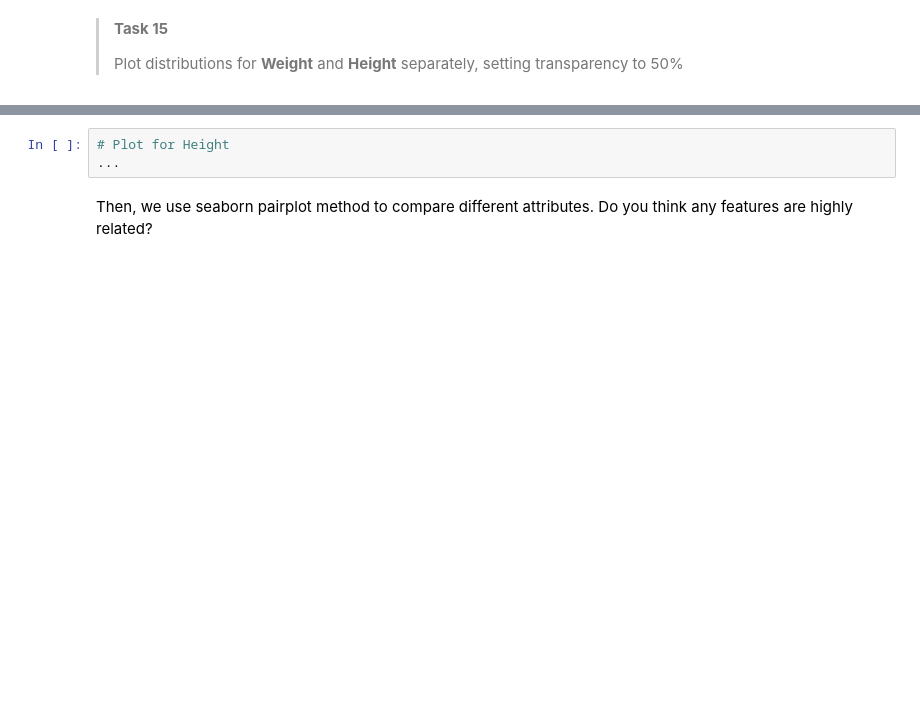
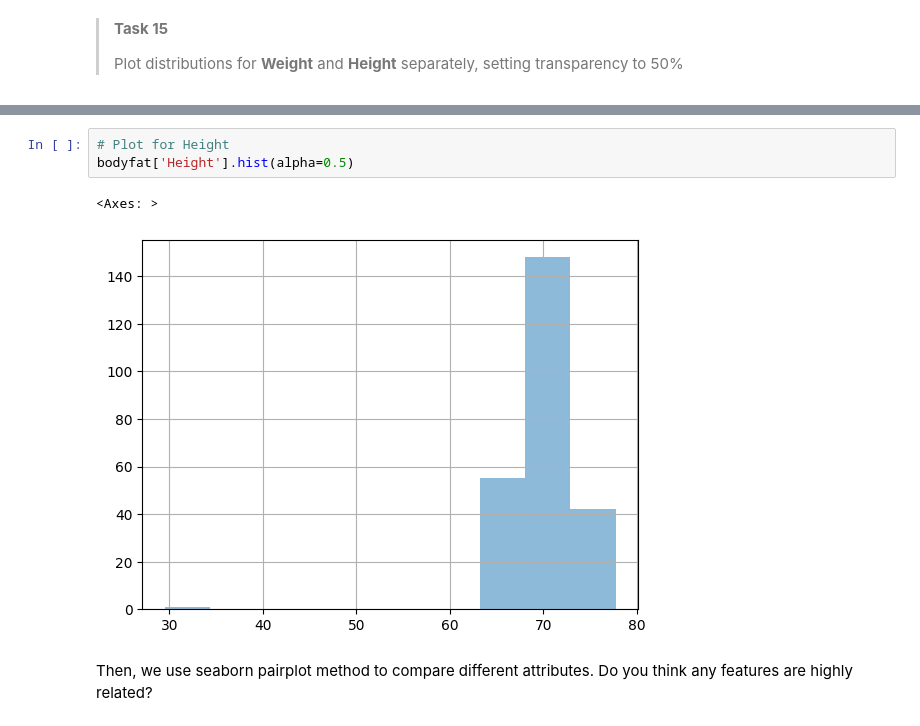
Before and after one commit to jonatasgomes/waterloo, a Jupyter notebook: Supervised Machine Learning/assignments/m1-exercise-a/m1-exercise-a.ipynb, the cells around one changed output, grey strips where cells are left out. Saved outputs shown, nothing was run; the diff lists cells and outputs as text; blank space fills up the shorter version.

```diff
--- a/Supervised Machine Learning/assignments/m1-exercise-a/m1-exercise-a.ipynb
+++ b/Supervised Machine Learning/assignments/m1-exercise-a/m1-exercise-a.ipynb
@@ -200,6 +375,9 @@ Let's first use pandas default histogram method to plot distributions.
 # %%
 # Plot for Height
-...
+bodyfat['Height'].hist(alpha=0.5)
+# %% [output]
+<Axes: >
+[figure, added]
 # %% [markdown]
 Then, we use seaborn pairplot method to compare different attributes. Do you think any features are highly related?
 # %% [markdown]
```
Also changed, not shown: parts of 45 cells of this notebook, 6 other files.
